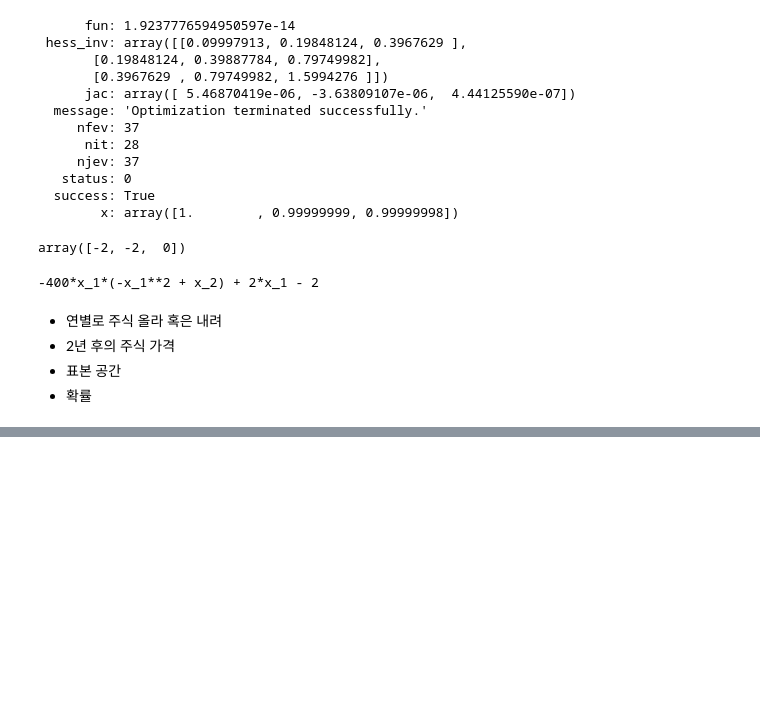
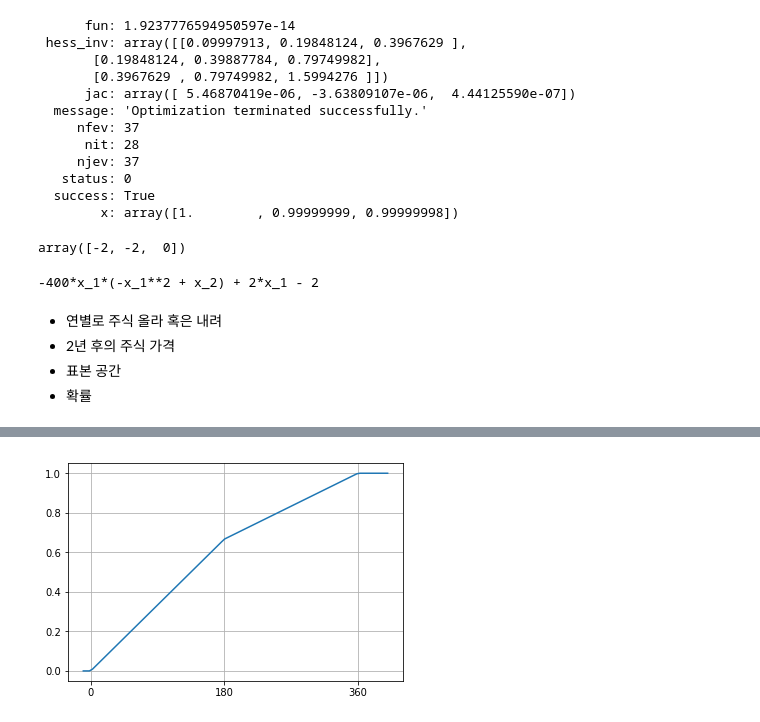
Before and after one commit to h33sun/TIL, a Jupyter notebook: math/20200203 미적,최적화,확률.ipynb, the cells around one changed output, grey strips where cells are left out. Saved outputs shown, nothing was run; the diff lists cells and outputs as text; code cells hidden in the pictures; blank space fills up the shorter version.

```diff
--- a/math/20200203 미적,최적화,확률.ipynb
+++ b/math/20200203 미적,최적화,확률.ipynb
@@ -182,0 +279,6 @@ price = set([100*2*2, 100*2/2, 100/2*2, 100/4])
+# %%
+plt.plot(t,list(map(f,t)))
+plt.xticks([0,180,360])
+plt.grid(True)
+# %% [output]
+[figure, added]
```
Also changed, not shown: parts of 24 cells of this notebook.
